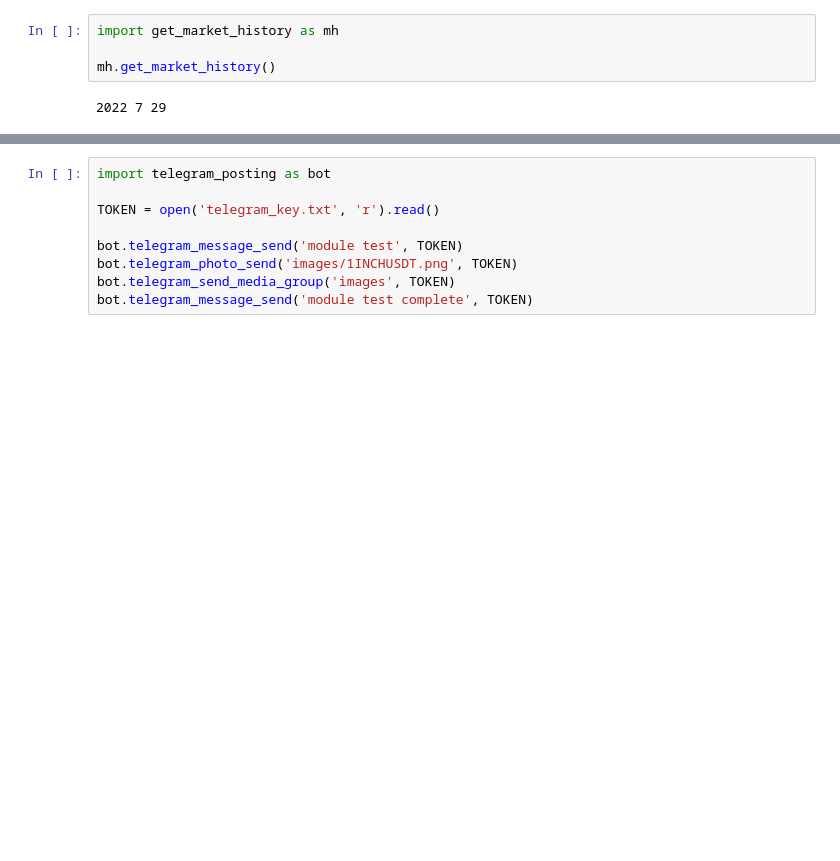
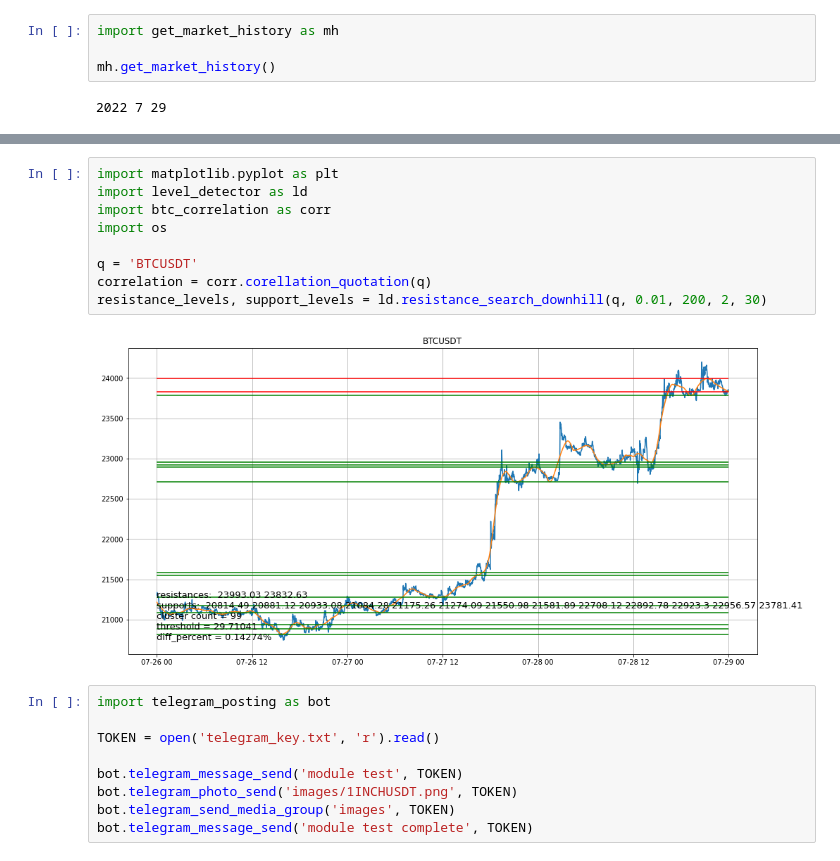
Before and after one commit to oskrivon/levelAnalyser, a Jupyter notebook: modules_tests.ipynb, the cells around one changed output, grey strips where cells are left out. Drawn from its saved outputs; the diff is of its cells as text; blank space fills up the shorter version.

```diff
--- a/modules_tests.ipynb
+++ b/modules_tests.ipynb
@@ -38,3 +24,14 @@ for s in files:
+# %%
+import matplotlib.pyplot as plt
+import level_detector as ld
+import btc_correlation as corr
+import os
+
+q = 'BTCUSDT'
+correlation = corr.corellation_quotation(q)
+resistance_levels, support_levels = ld.resistance_search_downhill(q, 0.01, 200, 2, 30)
+# %% [output]
+[figure, added]
 # %%
 import telegram_posting as bot
 
```
Also changed, not shown: parts of 2 cells of this notebook, 2 other files.
